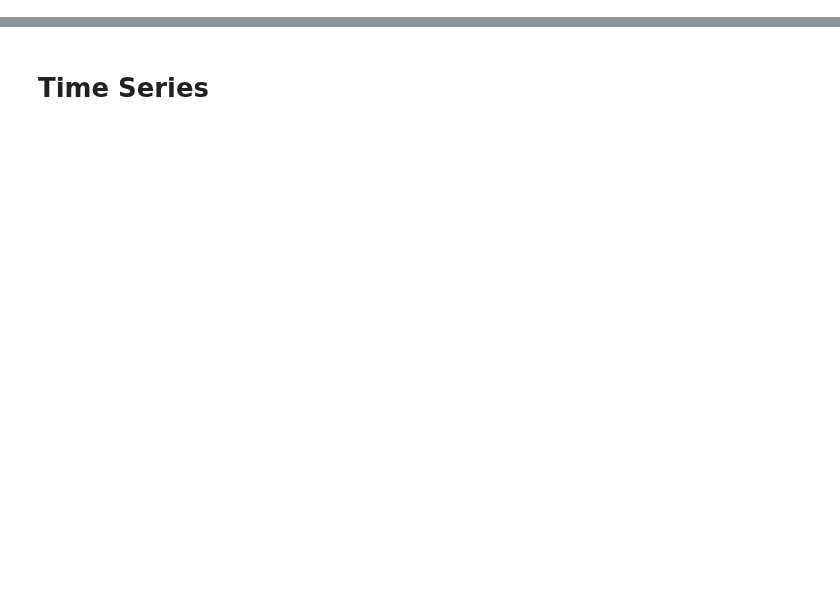
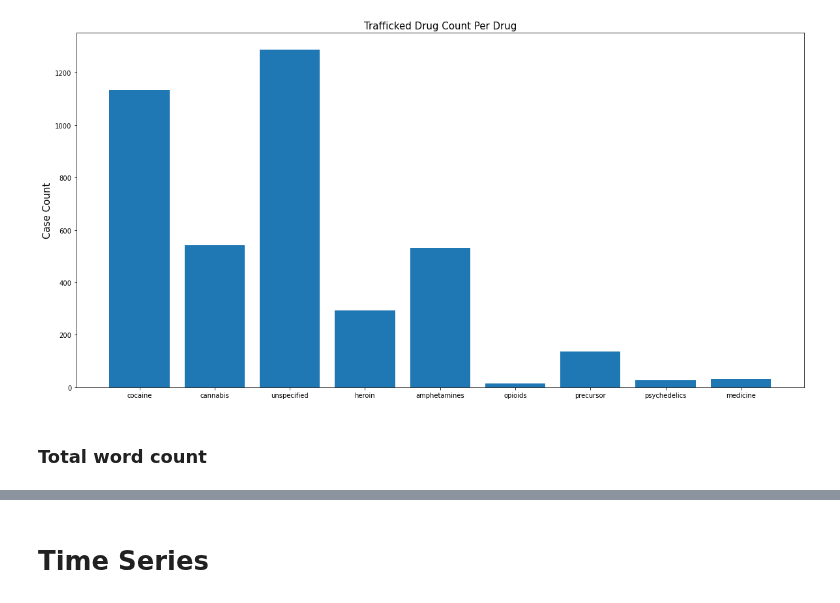
Before and after one commit to bloemetjesgordijn/Master-thesis, a Jupyter notebook: Results & Visualization.ipynb, the cells around one changed output, grey strips where cells are left out. Drawn from its saved outputs; the diff is of its cells as text; code cells hidden in the pictures; blank space fills up the shorter version.

```diff
--- a/Results & Visualization.ipynb
+++ b/Results & Visualization.ipynb
@@ -25,0 +120,11 @@ results_df
+# %%
+X = list(semi_general_drug_dict.keys())
+Y = list(semi_general_drug_dict.values())
+plt.bar(X,Y)
+plt.title('Trafficked Drug Count Per Drug', fontsize=fontsize)
+plt.ylabel('Case Count', fontsize=fontsize)
+plt.show()
+# %% [output]
+[figure, added]
+# %% [markdown]
+### Total word count
```
Also changed, not shown: parts of 60 cells of this notebook, 6 other files.
